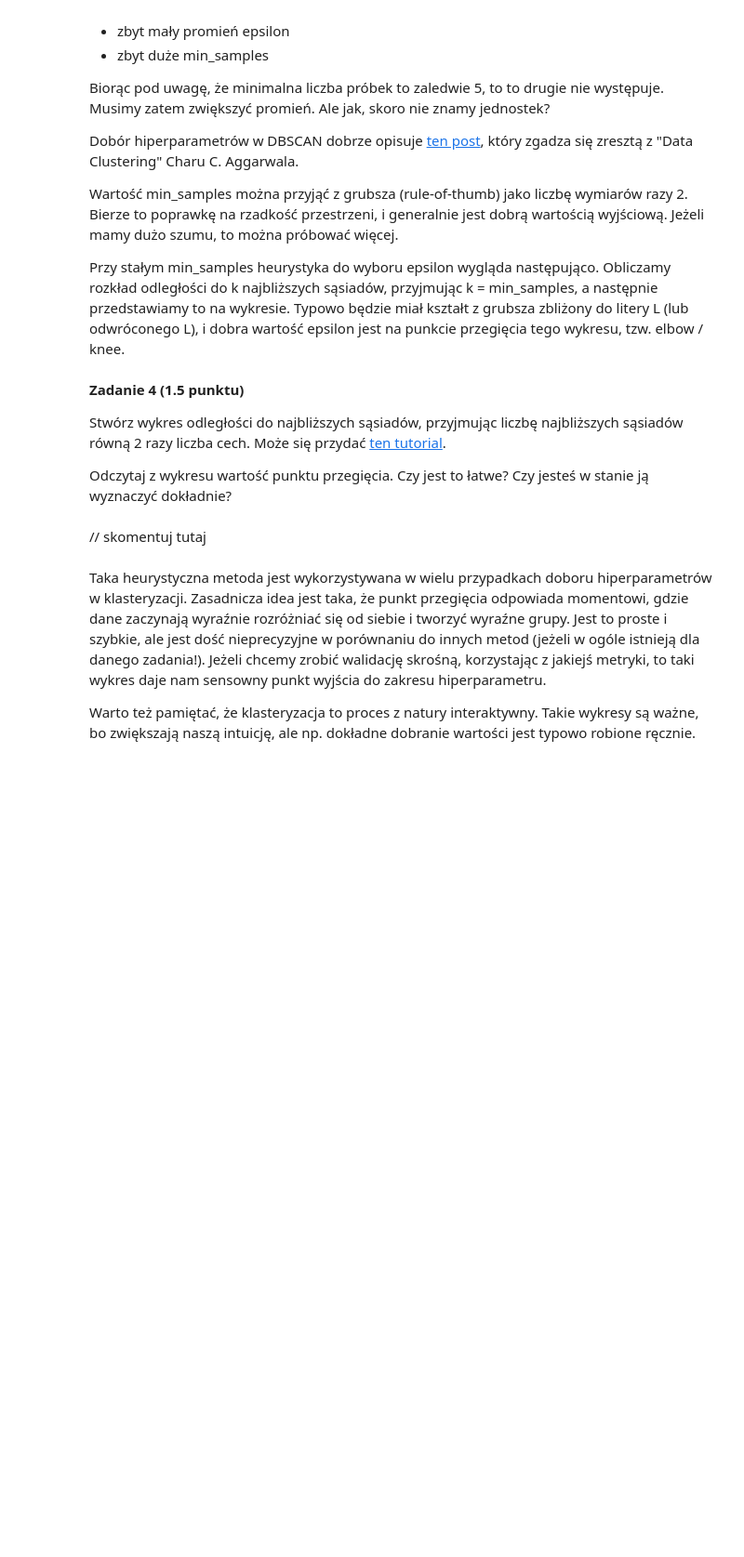
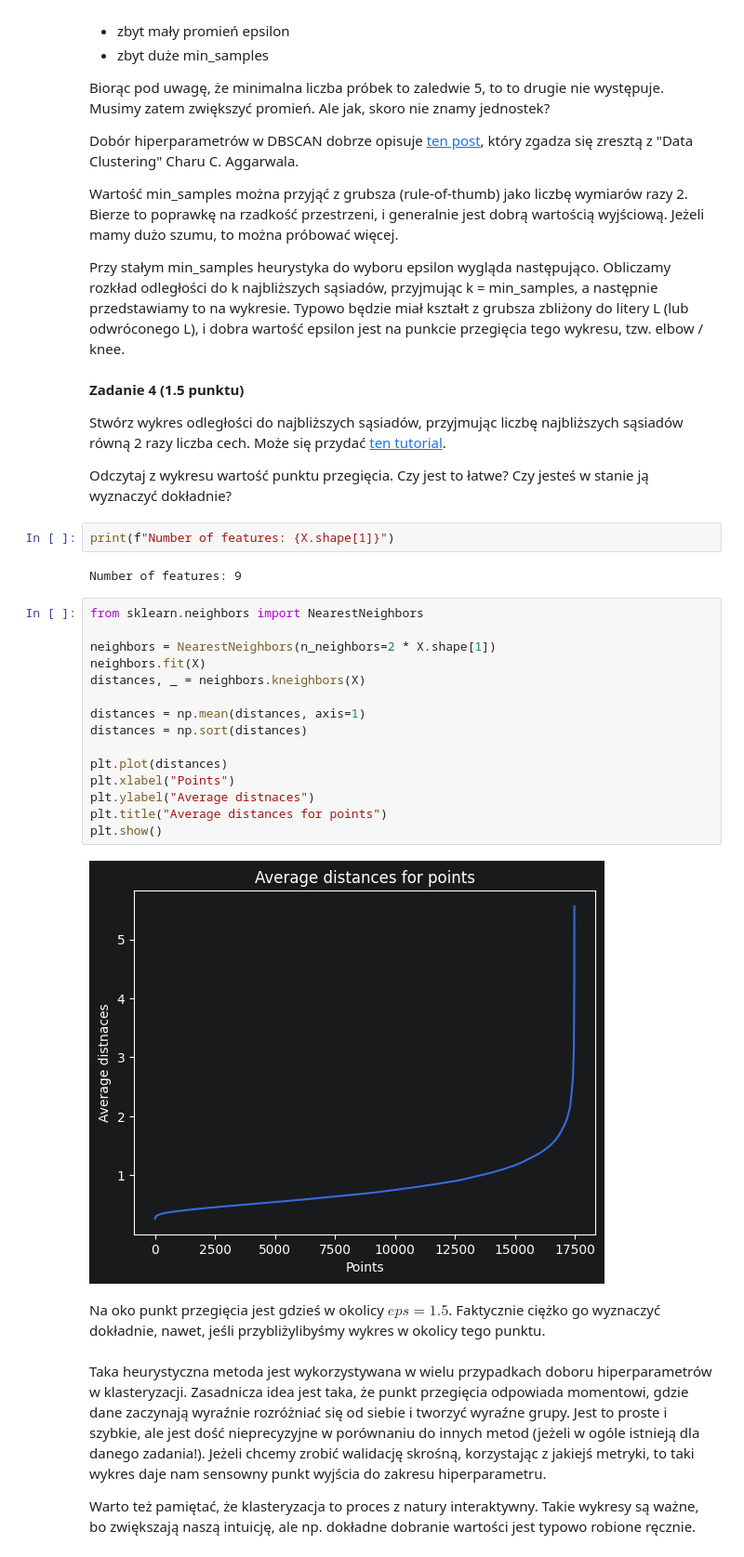
Before and after one commit to krzysztof-kopel/podstawy-uczenia-maszynowego, a Jupyter notebook: lab7/notebook.ipynb, the cells around one changed output. Shown at 93% size. Drawn from its saved outputs; the diff is of its cells as text; blank space fills up the shorter version.

```diff
--- a/lab7/notebook.ipynb
+++ b/lab7/notebook.ipynb
@@ -686,8 +684,29 @@ Przy stałym min_samples heurystyka do wyboru epsilon wygląda następująco. Ob
 Stwórz wykres odległości do najbliższych sąsiadów, przyjmując liczbę najbliższych sąsiadów równą 2 razy liczba cech. Może się przydać [ten tutorial](https://medium.com/@tarammullin/dbscan-parameter-estimation-ff8330e3a3bd).
 
 Odczytaj z wykresu wartość punktu przegięcia. Czy jest to łatwe? Czy jesteś w stanie ją wyznaczyć dokładnie?
-# %% [markdown]
-// skomentuj tutaj
+# %%
+print(f"Number of features: {X.shape[1]}")
+# %% [output]
+Number of features: 9
+# %%
+from sklearn.neighbors import NearestNeighbors
+
+neighbors = NearestNeighbors(n_neighbors=2 * X.shape[1])
+neighbors.fit(X)
+distances, _ = neighbors.kneighbors(X)
+
+distances = np.mean(distances, axis=1)
+distances = np.sort(distances)
+
+plt.plot(distances)
+plt.xlabel("Points")
+plt.ylabel("Average distnaces")
+plt.title("Average distances for points")
+plt.show()
+# %% [output]
+[figure, added]
+# %% [markdown]
+Na oko punkt przegięcia jest gdzieś w okolicy $eps = 1.5$. Faktycznie ciężko go wyznaczyć dokładnie, nawet, jeśli przybliżylibyśmy wykres w okolicy tego punktu.
 # %% [markdown]
 Taka heurystyczna metoda jest wykorzystywana w wielu przypadkach doboru hiperparametrów w klasteryzacji. Zasadnicza idea jest taka, że punkt przegięcia odpowiada momentowi, gdzie dane zaczynają wyraźnie rozróżniać się od siebie i tworzyć wyraźne grupy. Jest to proste i szybkie, ale jest dość nieprecyzyjne w porównaniu do innych metod (jeżeli w ogóle istnieją dla danego zadania!). Jeżeli chcemy zrobić walidację skrośną, korzystając z jakiejś metryki, to taki wykres daje nam sensowny punkt wyjścia do zakresu hiperparametru.
 
```
Also changed, not shown: parts of 9 cells of this notebook.
